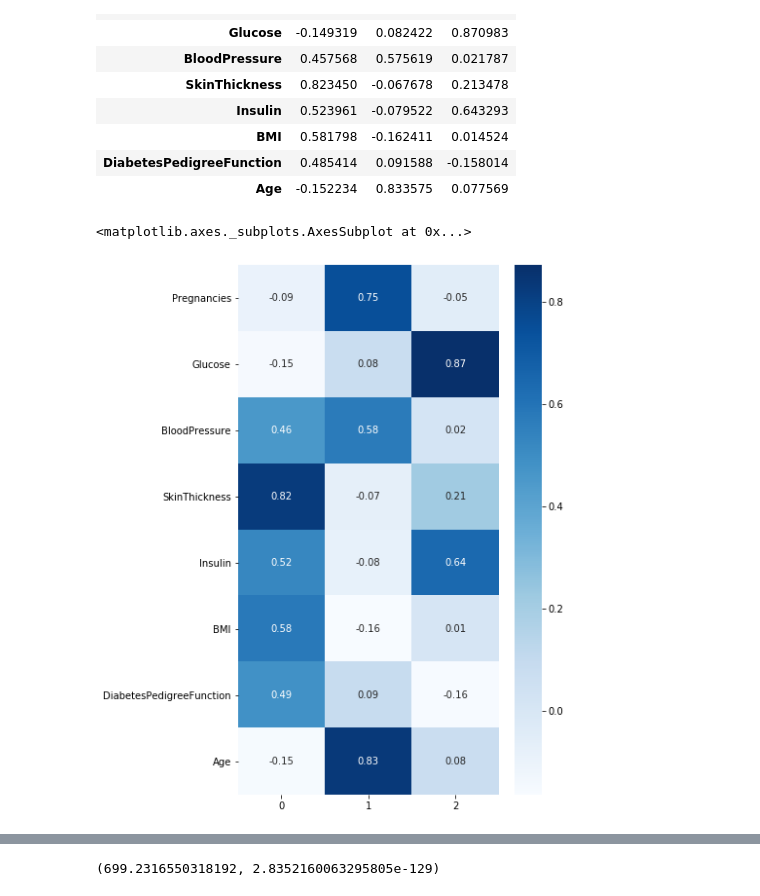
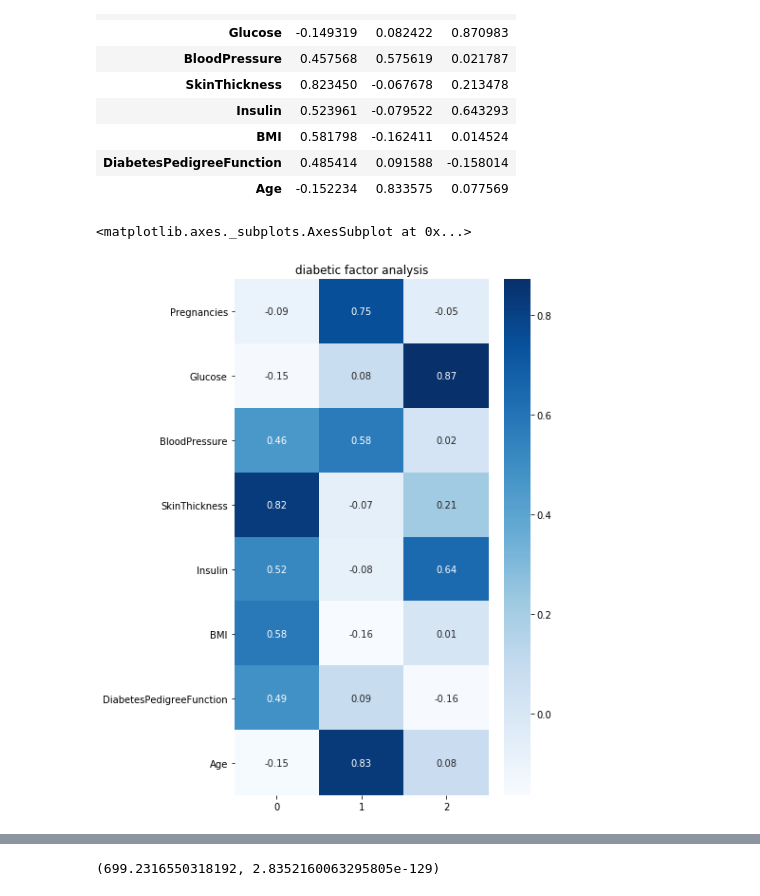
Before and after one commit to yeunkyung/projects, a Jupyter notebook: papers/Diabetes_Analysis.ipynb, the cells around one changed output, grey strips where cells are left out. Cells and saved outputs as stored; diff of their text form; code cells hidden in the pictures.

```diff
--- a/papers/Diabetes_Analysis.ipynb
+++ b/papers/Diabetes_Analysis.ipynb
@@ -458,8 +397,10 @@ efa_result
 | DiabetesPedigreeFunction | 0.485414 | 0.091588 | -0.158014 |
 | Age | -0.152234 | 0.833575 | 0.077569 |
 # %%
+import seaborn as sns
 plt.figure(figsize=(6,10))
-sns.heatmap(efa_result, cmap="Blues", annot=True, fmt='.2f')
+plt.title('diabetic factor analysis' )
+sns.heatmap(efa_result,cmap="Blues",  annot=True, fmt='.2f')
 # %% [output]
 <matplotlib.axes._subplots.AxesSubplot at 0x...>
-[figure, old version]
+[figure, new version]
```
Also changed, not shown: parts of 159 cells of this notebook.
